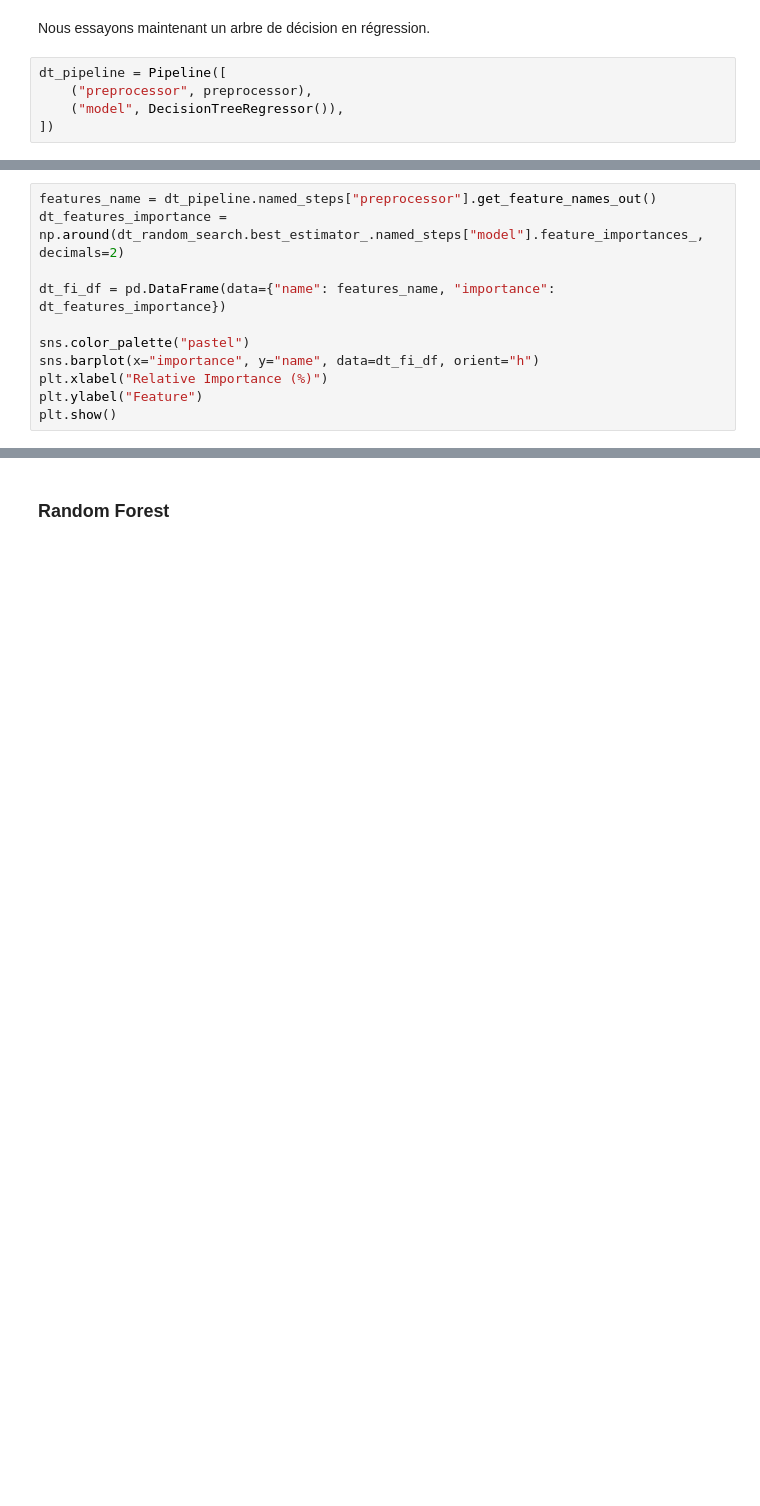
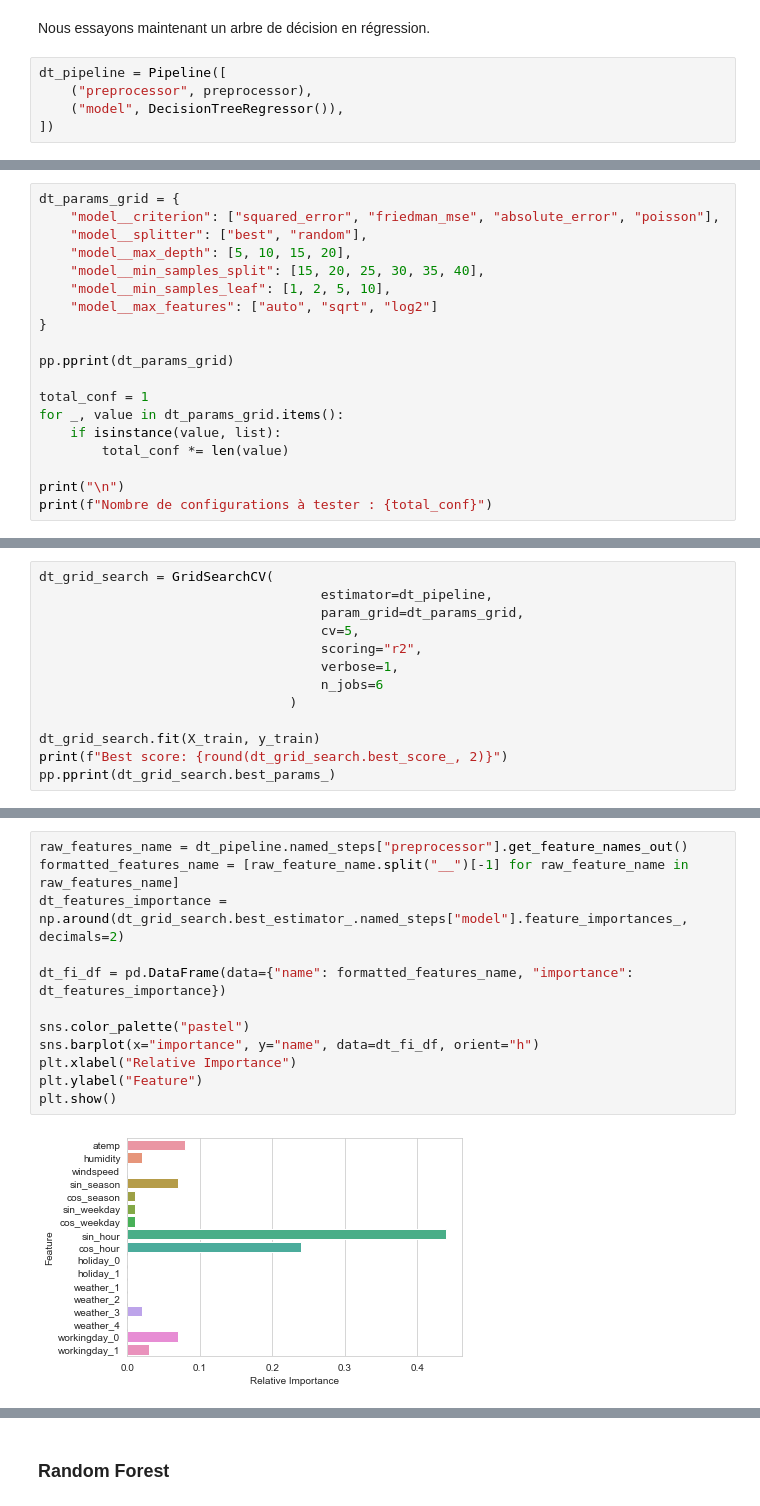
Before and after one commit to Antoine101/Bike-Sharing-Demand, a Jupyter notebook: Bike Sharing Demand.ipynb, the cells around one changed output, grey strips where cells are left out. Cells and saved outputs as stored; diff of their text form; blank space fills up the shorter version.

```diff
--- a/Bike Sharing Demand.ipynb
+++ b/Bike Sharing Demand.ipynb
@@ -472,0 +540,19 @@ Nous pouvons également afficher l'importance relative de chaque feature dans la
+# %%
+dt_params_grid = {
+    "model__criterion": ["squared_error", "friedman_mse", "absolute_error", "poisson"],
+    "model__splitter": ["best", "random"],
+    "model__max_depth": [5, 10, 15, 20],
+    "model__min_samples_split": [15, 20, 25, 30, 35, 40],
+    "model__min_samples_leaf": [1, 2, 5, 10],
+    "model__max_features": ["auto", "sqrt", "log2"]
+}
+
+pp.pprint(dt_params_grid)
+
+total_conf = 1
+for _, value in dt_params_grid.items():
+    if isinstance(value, list):
+        total_conf *= len(value)
+
+print("\n")
+print(f"Nombre de configurations à tester : {total_conf}")
@@ -472,0 +574,13 @@ Nous pouvons également afficher l'importance relative de chaque feature dans la
+# %%
+dt_grid_search = GridSearchCV(
+                                    estimator=dt_pipeline,
+                                    param_grid=dt_params_grid,
+                                    cv=5,
+                                    scoring="r2",
+                                    verbose=1,
+                                    n_jobs=6
+                                )
+
+dt_grid_search.fit(X_train, y_train)
+print(f"Best score: {round(dt_grid_search.best_score_, 2)}")
+pp.pprint(dt_grid_search.best_params_)
@@ -473,12 +611,15 @@ Nous pouvons également afficher l'importance relative de chaque feature dans la
 # %%
-features_name = dt_pipeline.named_steps["preprocessor"].get_feature_names_out()
-dt_features_importance = np.around(dt_random_search.best_estimator_.named_steps["model"].feature_importances_, decimals=2)
+raw_features_name = dt_pipeline.named_steps["preprocessor"].get_feature_names_out()
+formatted_features_name = [raw_feature_name.split("__")[-1] for raw_feature_name in raw_features_name]
+dt_features_importance = np.around(dt_grid_search.best_estimator_.named_steps["model"].feature_importances_, decimals=2)
 
-dt_fi_df = pd.DataFrame(data={"name": features_name, "importance": dt_features_importance})
+dt_fi_df = pd.DataFrame(data={"name": formatted_features_name, "importance": dt_features_importance})
 
 sns.color_palette("pastel")
 sns.barplot(x="importance", y="name", data=dt_fi_df, orient="h")
-plt.xlabel("Relative Importance (%)")
+plt.xlabel("Relative Importance")
 plt.ylabel("Feature")
 plt.show()
+# %% [output]
+[figure, added]
 # %% [markdown]
```
Also changed, not shown: parts of 83 cells of this notebook, 2 other files.
